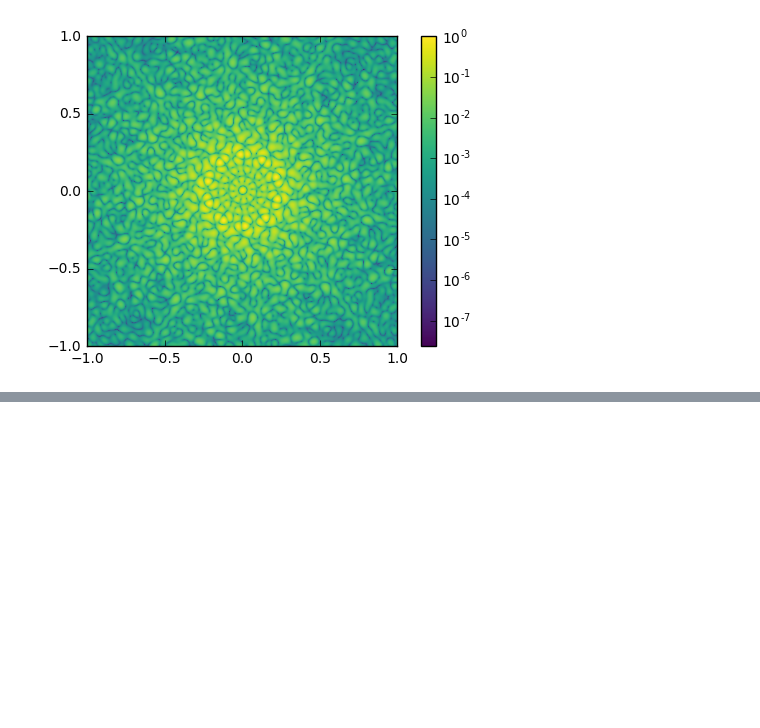
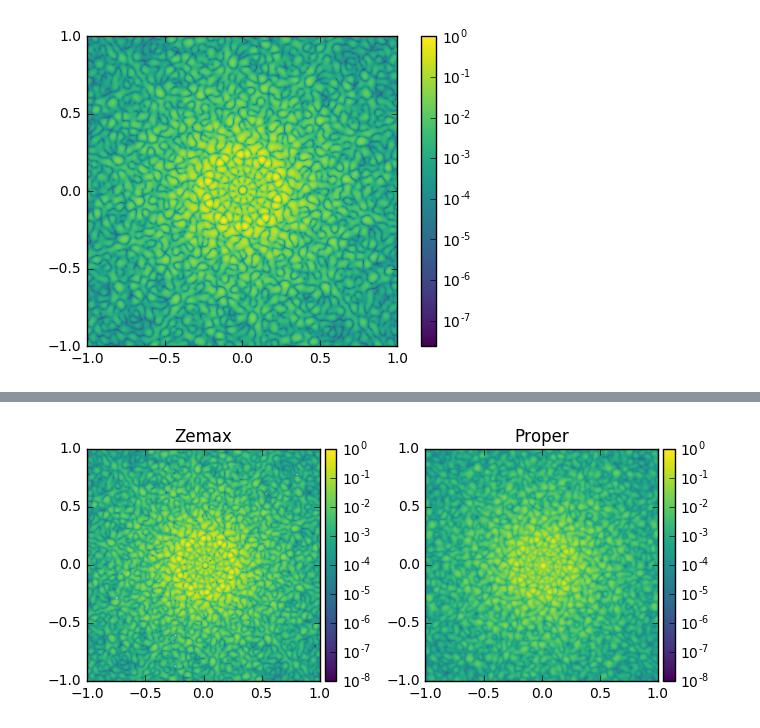
Before and after one commit to benjaminpope/toliman, a Jupyter notebook: image_modelling/notebooks/Validate spiral PSF.ipynb, the cells around one changed output, grey strips where cells are left out. Cells and saved outputs as stored; diff of their text form; code cells hidden in the pictures; blank space fills up the shorter version.

```diff
--- a/image_modelling/notebooks/Validate spiral PSF.ipynb
+++ b/image_modelling/notebooks/Validate spiral PSF.ipynb
@@ -126,0 +103,14 @@ if export_images is True:
+# %%
+#Side by side plot
+from mpl_toolkits.axes_grid1 import make_axes_locatable
+import matplotlib.colors as mcolors
+fig, axes = plt.subplots(1, 2, figsize=(8,3))
+plt.axes(axes[0])
+view_psf(zemax_resized/zemax_resized.max(axis=None), detector_pitch/1e-3, 1., vmin=1e-8, title='Zemax')
+
+plt.axes(axes[1])
+view_psf(image/image.max(axis=None), detector_pitch/1e-3, 1., vmin=1e-8, title='Proper')
+
+plt.show()
+# %% [output]
+[figure, added]
```
Also changed, not shown: parts of 8 cells of this notebook, 1 other file.
